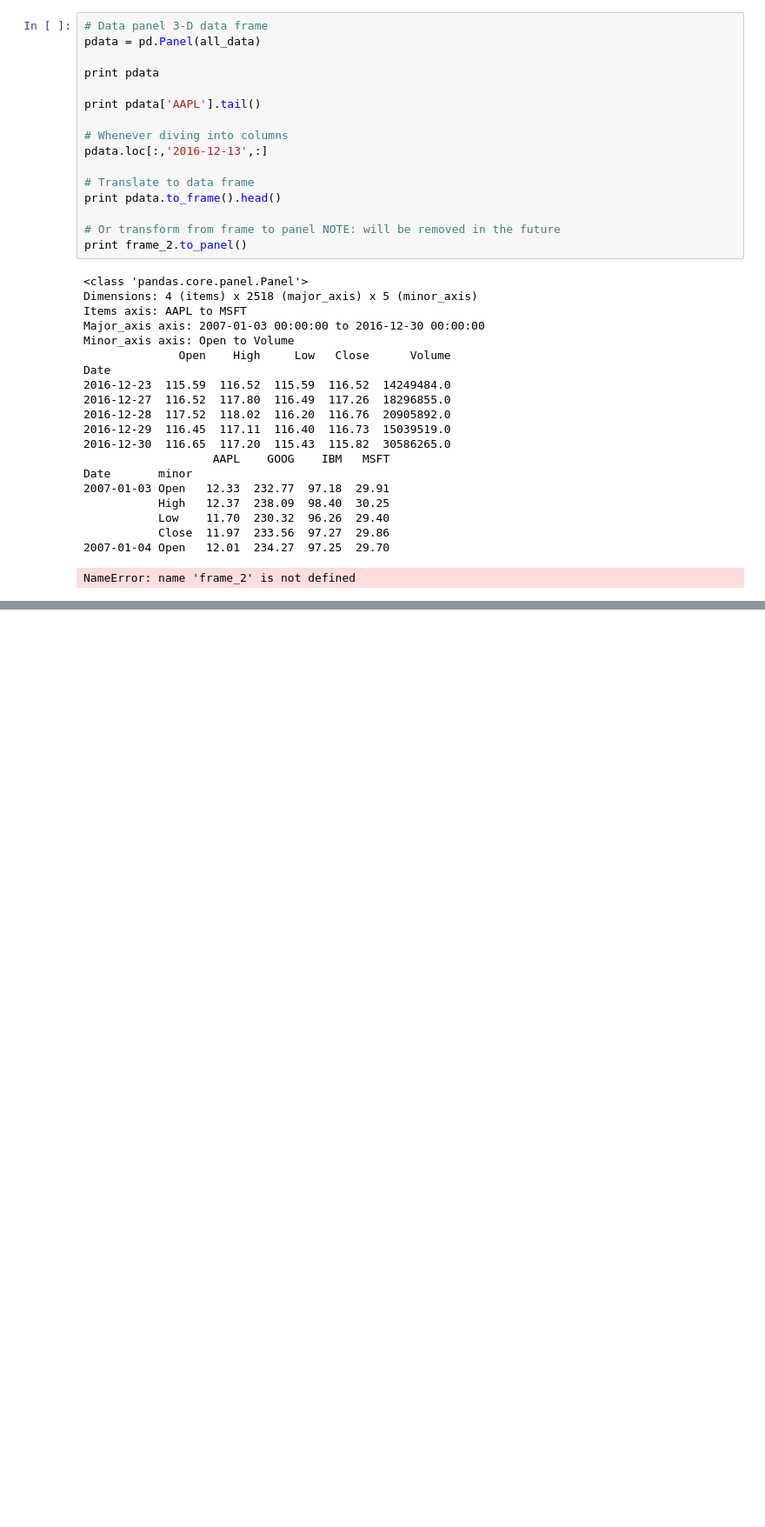
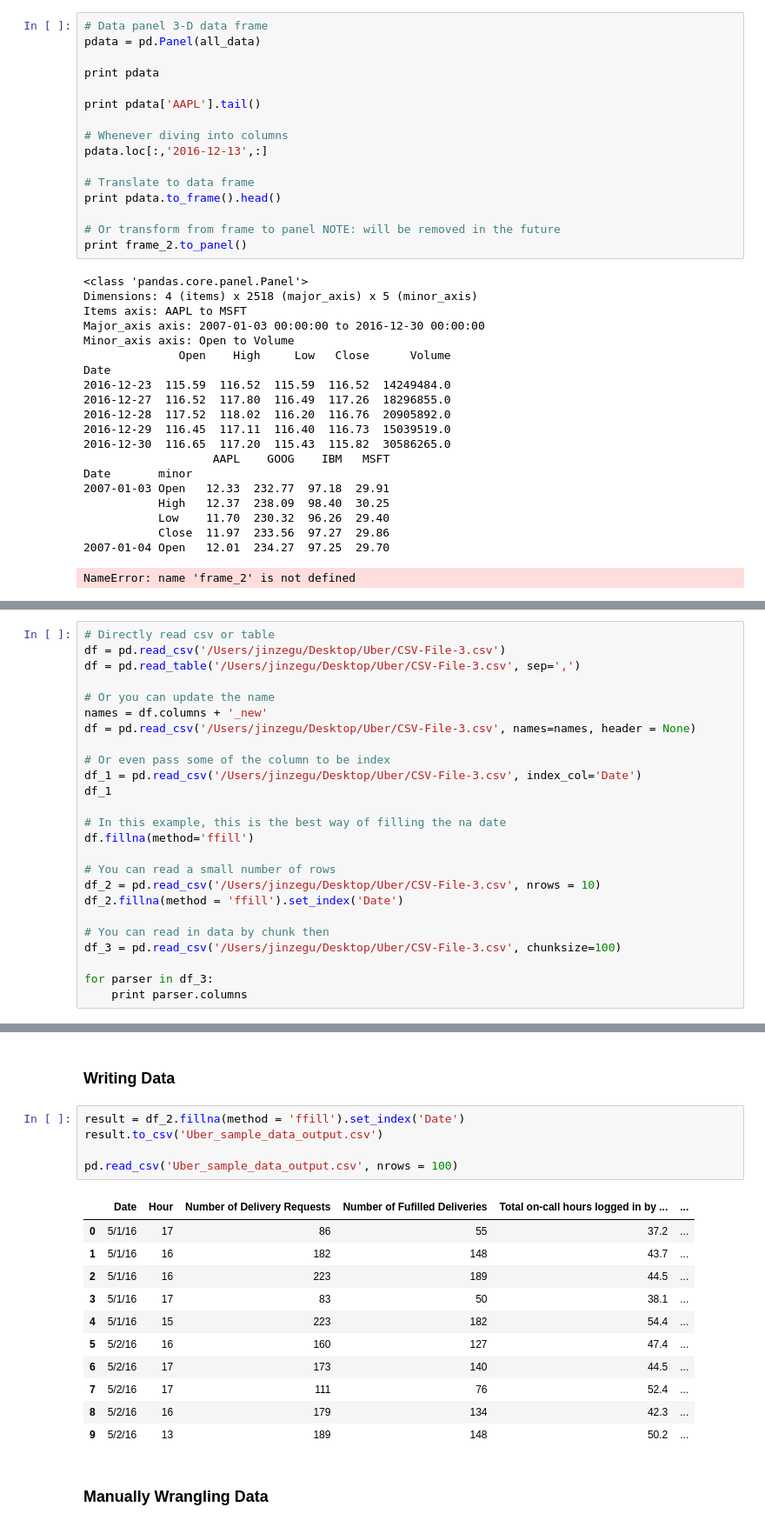
Before and after one commit to grepJimmyGu/playwithpython, a Jupyter notebook: IPython/Ipython learning.ipynb, the cells around one changed output, grey strips where cells are left out. Shown: that part at 87% size. Cells and saved outputs as stored; diff of their text form; blank space fills up the shorter version.

```diff
--- a/IPython/Ipython learning.ipynb
+++ b/IPython/Ipython learning.ipynb
@@ -1257,0 +1285,25 @@ NameError: name 'frame_2' is not defined
+# %%
+# Directly read csv or table
+df = pd.read_csv('/Users/jinzegu/Desktop/Uber/CSV-File-3.csv')
+df = pd.read_table('/Users/jinzegu/Desktop/Uber/CSV-File-3.csv', sep=',')
+
+# Or you can update the name
+names = df.columns + '_new'
+df = pd.read_csv('/Users/jinzegu/Desktop/Uber/CSV-File-3.csv', names=names, header = None)
+
+# Or even pass some of the column to be index
+df_1 = pd.read_csv('/Users/jinzegu/Desktop/Uber/CSV-File-3.csv', index_col='Date')
+df_1
+
+# In this example, this is the best way of filling the na date
+df.fillna(method='ffill')
+
+# You can read a small number of rows
+df_2 = pd.read_csv('/Users/jinzegu/Desktop/Uber/CSV-File-3.csv', nrows = 10)
+df_2.fillna(method = 'ffill').set_index('Date')
+
+# You can read in data by chunk then
+df_3 = pd.read_csv('/Users/jinzegu/Desktop/Uber/CSV-File-3.csv', chunksize=100)
+
+for parser in df_3:
+    print parser.columns
@@ -1257,0 +1319,21 @@ NameError: name 'frame_2' is not defined
+# %% [markdown]
+### Writing Data
+# %%
+result = df_2.fillna(method = 'ffill').set_index('Date')
+result.to_csv('Uber_sample_data_output.csv')
+
+pd.read_csv('Uber_sample_data_output.csv', nrows = 100)
+# %% [output]
+|  | Date | Hour | Number of Delivery Requests | Number of Fufilled Deliveries | Total on-call hours logged in by ... | ... |
+| 0 | 5/1/16 | 17 | 86 | 55 | 37.2 | ... |
+| 1 | 5/1/16 | 16 | 182 | 148 | 43.7 | ... |
+| 2 | 5/1/16 | 16 | 223 | 189 | 44.5 | ... |
+| 3 | 5/1/16 | 17 | 83 | 50 | 38.1 | ... |
+| 4 | 5/1/16 | 15 | 223 | 182 | 54.4 | ... |
+| 5 | 5/2/16 | 16 | 160 | 127 | 47.4 | ... |
+| 6 | 5/2/16 | 17 | 173 | 140 | 44.5 | ... |
+| 7 | 5/2/16 | 17 | 111 | 76 | 52.4 | ... |
+| 8 | 5/2/16 | 16 | 179 | 134 | 42.3 | ... |
+| 9 | 5/2/16 | 13 | 189 | 148 | 50.2 | ... |
+# %% [markdown]
+### Manually Wrangling Data
```
Also changed, not shown: parts of 22 cells of this notebook, 4 other files.
